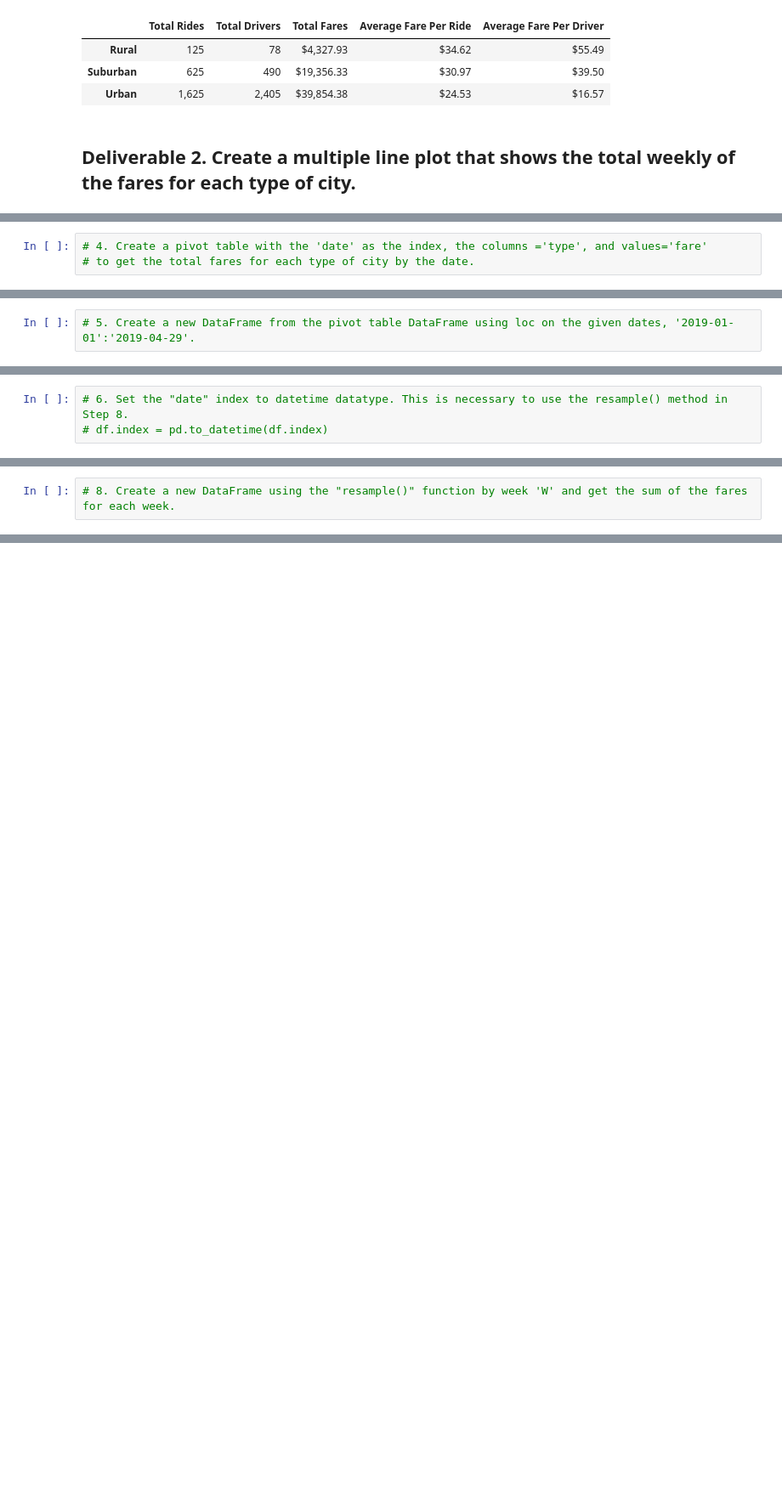
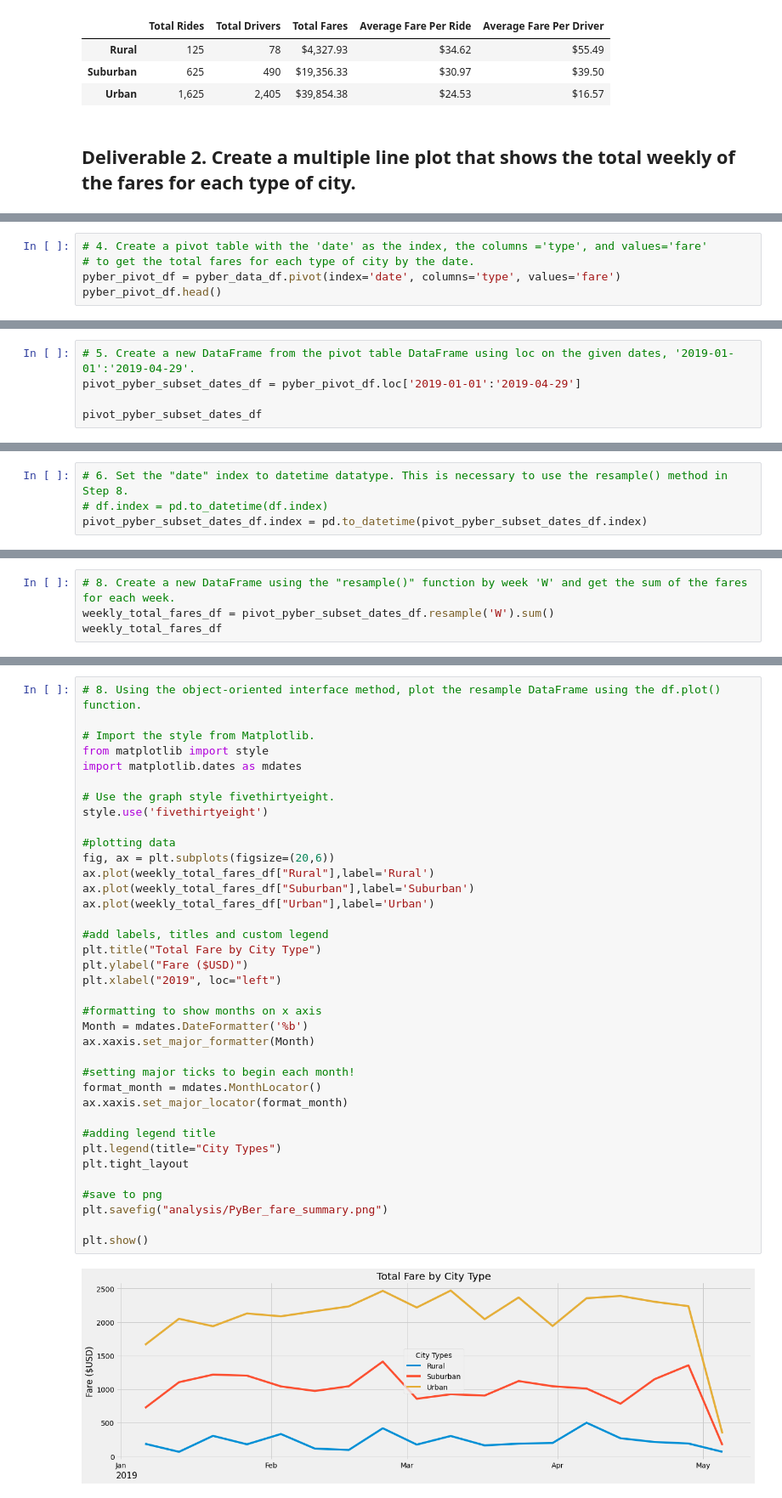
Before and after one commit to JerryMcG/PyBer_Analysis, a Jupyter notebook: PyBer_Challenge.ipynb, the cells around one changed output, grey strips where cells are left out. Shown: that part at 85% size. Saved outputs shown, nothing was run; the diff lists cells and outputs as text; blank space fills up the shorter version.

Commit message:
complete analysis for Challenge

```diff
--- a/PyBer_Challenge.ipynb
+++ b/PyBer_Challenge.ipynb
@@ -127,3 +170,5 @@ pyber_summary_df
 # %%
 # 4. Create a pivot table with the 'date' as the index, the columns ='type', and values='fare'
 # to get the total fares for each type of city by the date.
+pyber_pivot_df = pyber_data_df.pivot(index='date', columns='type', values='fare')
+pyber_pivot_df.head()
@@ -130,2 +186,5 @@ pyber_summary_df
 # %%
 # 5. Create a new DataFrame from the pivot table DataFrame using loc on the given dates, '2019-01-01':'2019-04-29'.
+pivot_pyber_subset_dates_df = pyber_pivot_df.loc['2019-01-01':'2019-04-29']
+
+pivot_pyber_subset_dates_df
@@ -132,5 +206,6 @@ pyber_summary_df
 # %%
 # 6. Set the "date" index to datetime datatype. This is necessary to use the resample() method in Step 8.
 # df.index = pd.to_datetime(df.index)
+pivot_pyber_subset_dates_df.index = pd.to_datetime(pivot_pyber_subset_dates_df.index)
 # %%
 # 7. Check that the datatype for the index is datetime using df.info()
@@ -137,2 +224,4 @@ pyber_summary_df
 # %%
 # 8. Create a new DataFrame using the "resample()" function by week 'W' and get the sum of the fares for each week.
+weekly_total_fares_df = pivot_pyber_subset_dates_df.resample('W').sum()
+weekly_total_fares_df
@@ -145,0 +247,39 @@ style.use('fivethirtyeight')
+# %%
+# 8. Using the object-oriented interface method, plot the resample DataFrame using the df.plot() function.
+
+# Import the style from Matplotlib.
+from matplotlib import style
+import matplotlib.dates as mdates
+
+# Use the graph style fivethirtyeight.
+style.use('fivethirtyeight')
+
+#plotting data
+fig, ax = plt.subplots(figsize=(20,6))
+ax.plot(weekly_total_fares_df["Rural"],label='Rural')
+ax.plot(weekly_total_fares_df["Suburban"],label='Suburban')
+ax.plot(weekly_total_fares_df["Urban"],label='Urban')
+
+#add labels, titles and custom legend
+plt.title("Total Fare by City Type")
+plt.ylabel("Fare ($USD)")
+plt.xlabel("2019", loc="left")
+
+#formatting to show months on x axis
+Month = mdates.DateFormatter('%b')
+ax.xaxis.set_major_formatter(Month)
+
+#setting major ticks to begin each month!
+format_month = mdates.MonthLocator()
+ax.xaxis.set_major_locator(format_month)
+
+#adding legend title
+plt.legend(title="City Types")
+plt.tight_layout
+
+#save to png
+plt.savefig("analysis/PyBer_fare_summary.png")
+
+plt.show()
+# %% [output]
+[figure, added]
```
Also changed, not shown: parts of 10 cells of this notebook, 1 other file.
